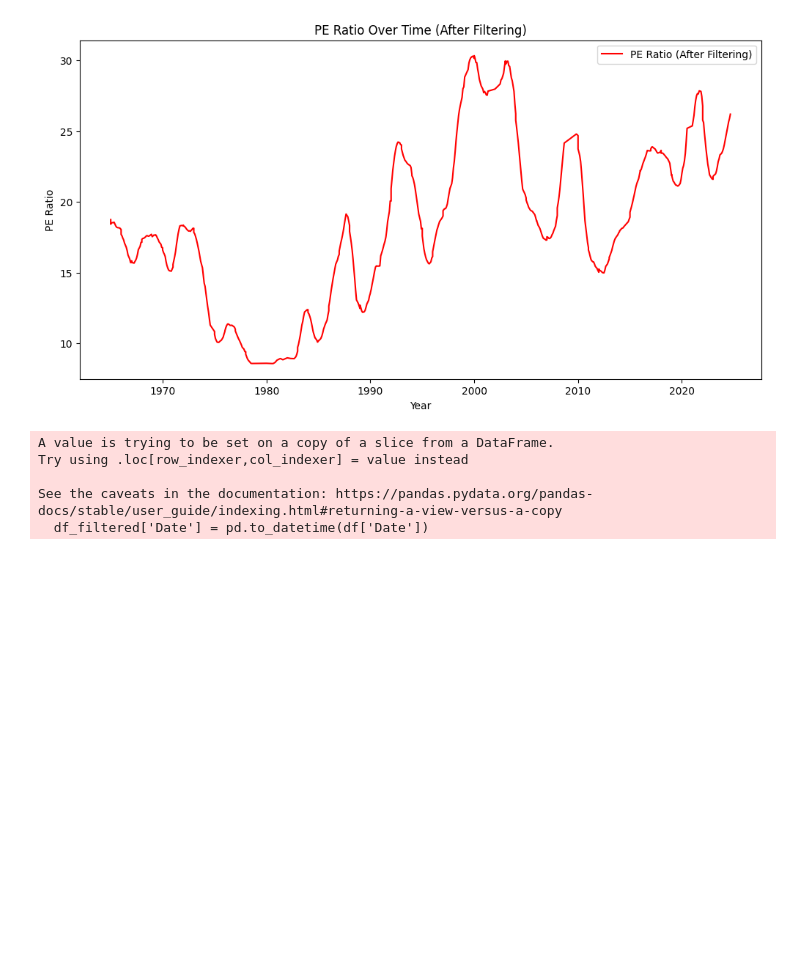
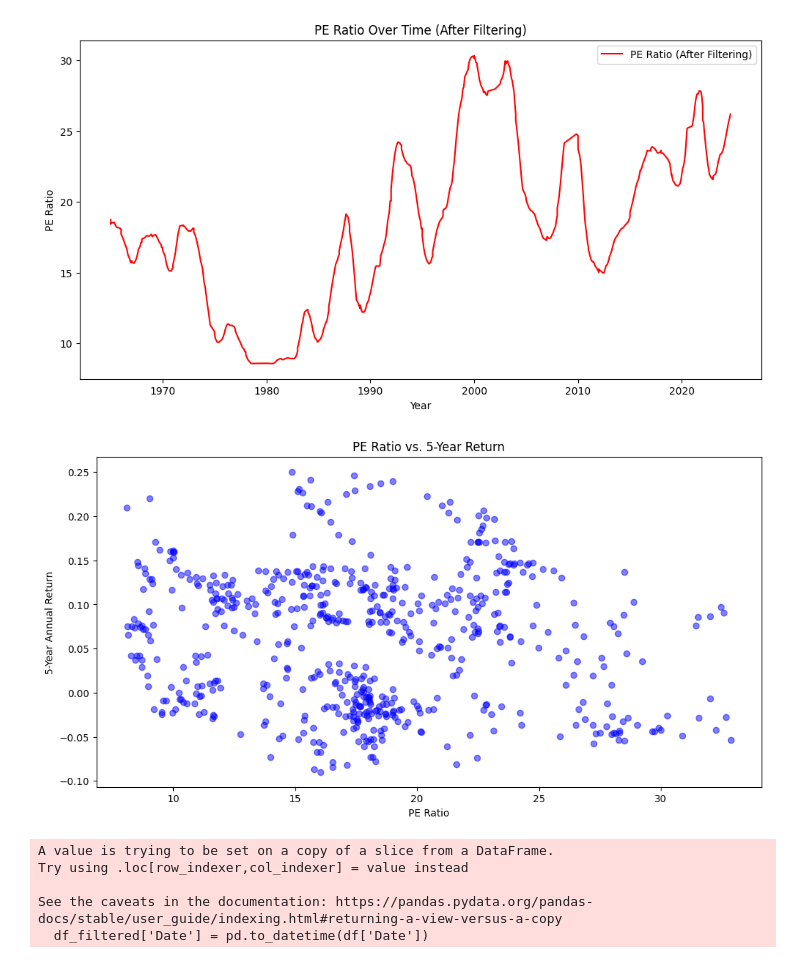
Before and after one commit to Ethan-code-1/DS_4002_Project2, a Jupyter notebook: SCRIPTS/final_data_analysis.ipynb, the cells around one changed output. Cells and saved outputs as stored; diff of their text form; code cells hidden in the pictures; blank space fills up the shorter version.

Commit message:
Added 5 year return column.

```diff
--- a/SCRIPTS/final_data_analysis.ipynb
+++ b/SCRIPTS/final_data_analysis.ipynb
@@ -19,7 +19,7 @@ from sklearn.metrics import r2_score
 import statsmodels.api as sm
 from scipy.stats import f
 # %%
-df = pd.read_excel("/content/original_data.xls", sheet_name="Data")
+df = pd.read_excel("../DATA/original_data.xls", sheet_name="Data")
 # %%
 #Columns from original dataset we want to keep
 columns_to_keep = ["Date", "S&P Comp. P", "Earnings", "Real Total Return Price" ]
@@ -84,14 +79,19 @@ def get_n_year_return(date, df, years):
 
 # Create an empty list to store results
 three_year_returns = []
+five_year_returns = []
 
 
 # Iterate through each row in the DataFrame
 for index, row in df.iterrows():
     three_year_returns.append(get_n_year_return(row["Date"], df, 3))
+    five_year_returns.append(get_n_year_return(row["Date"], df, 5))
+
 
 # Assign results to new columns
 df["3 Year Annual Return"] = three_year_returns
+df["5 Year Annual Return"] = five_year_returns
+
 
 # Display the first few rows
 print(df.head())
@@ -132,6 +139,16 @@ plt.legend()
 plt.show()
 # %% [output]
 [figure]
+# %%
+# Plot PE Ratio vs 5-Year Return
+plt.figure(figsize=(12, 6))
+plt.scatter(df_filtered['PE Ratio'], df_filtered['5 Year Annual Return'], color='blue', alpha=0.5)
+plt.title("PE Ratio vs. 5-Year Return")
+plt.xlabel("PE Ratio")
+plt.ylabel("5-Year Annual Return")
+plt.show()
+# %% [output]
+[figure, added]
 # %%
 # Convert Date to datetime format
 df_filtered['Date'] = pd.to_datetime(df['Date'])
```
Also changed, not shown: parts of 5 cells of this notebook, 1 other file.
